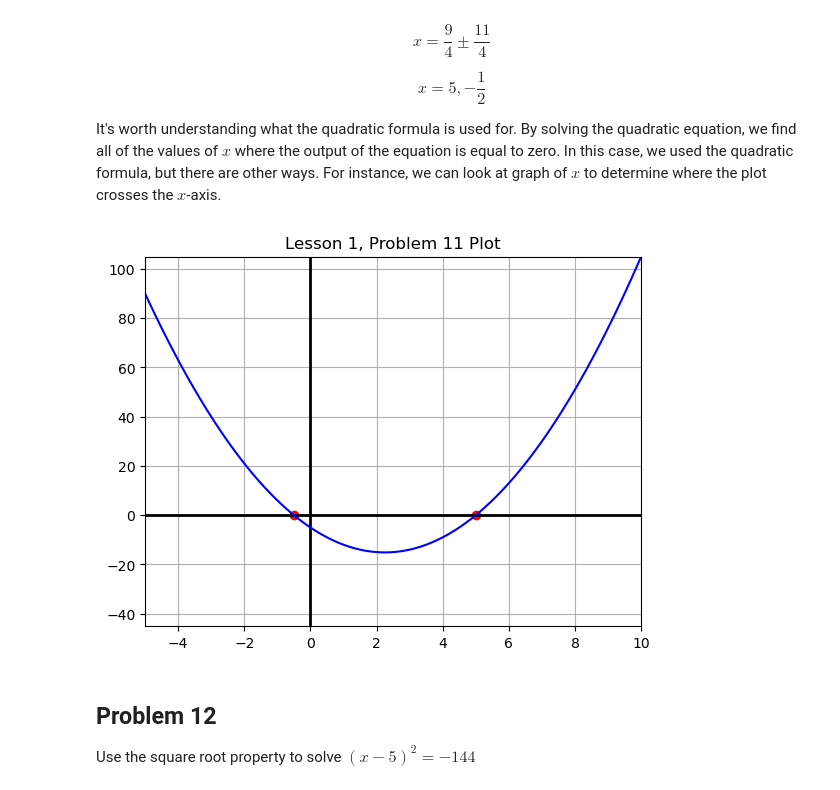
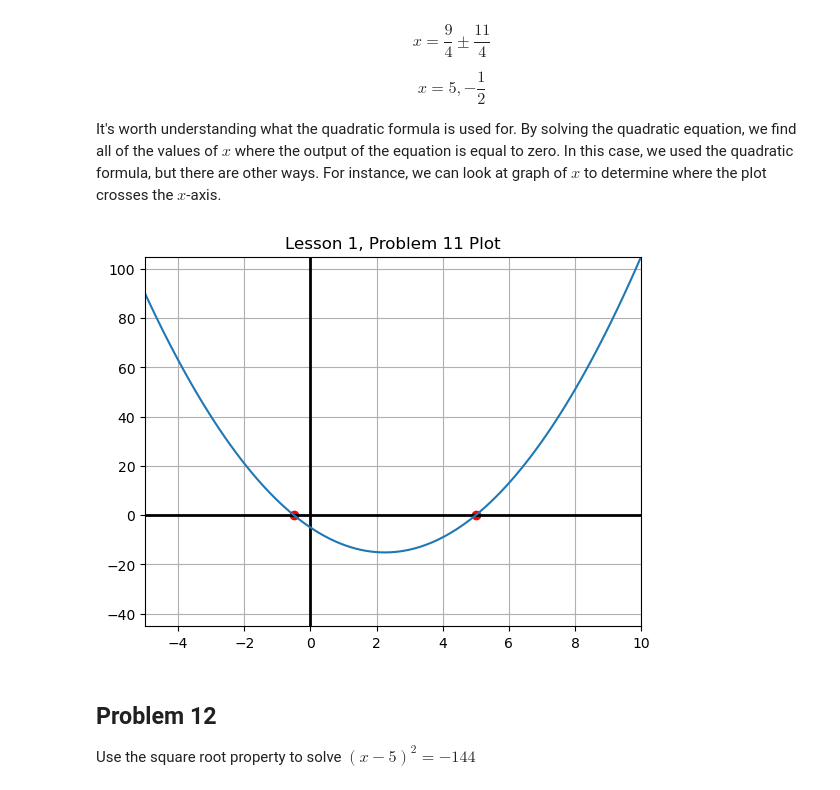
Before and after one commit to ParkerEnsing/Tutoring, a Jupyter notebook: Will_Graham/Lesson_1/Lesson_1.ipynb, the cells around one changed output. Cells and saved outputs as stored; diff of their text form; code cells hidden in the pictures.

```diff
--- a/Will_Graham/Lesson_1/Lesson_1.ipynb
+++ b/Will_Graham/Lesson_1/Lesson_1.ipynb
@@ -399,28 +399,28 @@ It's worth understanding what the quadratic formula is used for. By solving the
 # %%
 domain = [-5, 10]
 x = np.linspace(domain[0], domain[1], 100)
 equation = lambda x: 2*x**2 - 9*x - 5
 y = equation(x)
 rng = [y.min() - 30, y.max()]
 
 x_ax = np.linspace(domain[0], domain[1], 100)
 y_ax = np.linspace(rng[0], rng[1], 100)
 
 fig, ax = plt.subplots()
 
 ax.set_title("Lesson 1, Problem 11 Plot")
 
 ax.plot(x_ax, np.zeros(len(x_ax)), linewidth = 2, color = 'k')
 ax.plot(np.zeros(len(y_ax)), y_ax, linewidth = 2, color = 'k')
-ax.plot(x, y, linestyle = '-', color = 'b')
+ax.plot(x, y)
 ax.scatter([-0.5, 5], [0, 0], marker = 'o', color = 'r')
 
 ax.set_xlim(domain)
 ax.set_ylim(rng)
 ax.grid(True)
 plt.show()
 # %% [output]
-[figure, old version]
+[figure, new version]
 # %% [markdown]
 ## Problem 12 ##
 Use the square root property to solve $(x - 5)^2 = -144$
```
Also changed, not shown: parts of 20 cells of this notebook.
